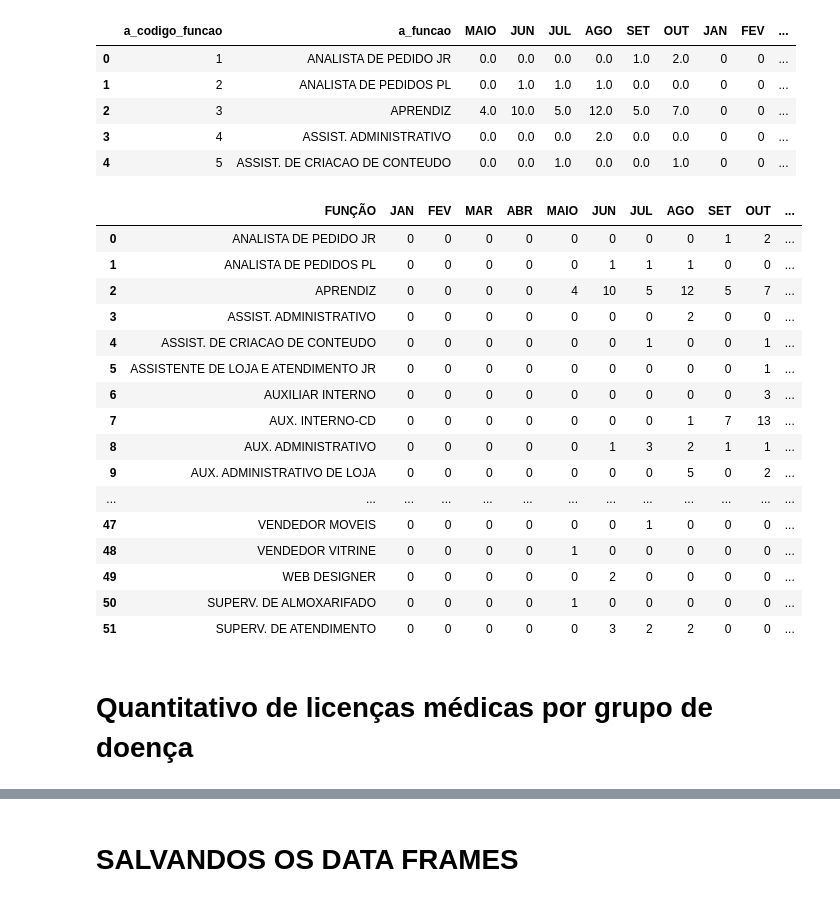
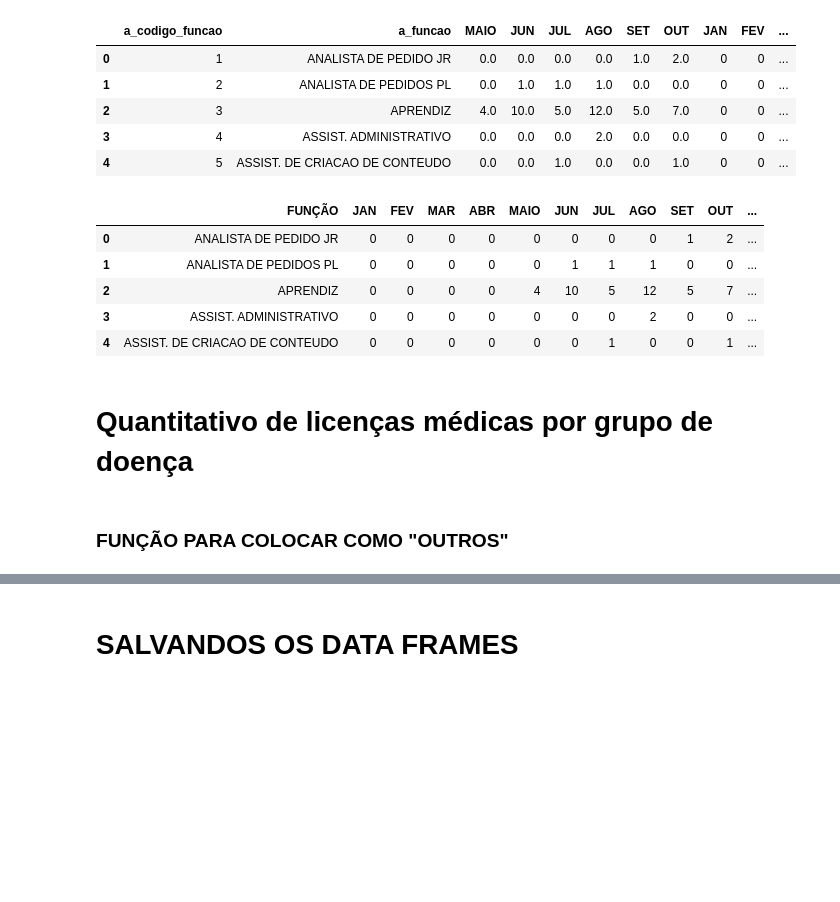
Before and after one commit to pamelaotero/servico_medico, a Jupyter notebook: servico_medico.ipynb, the cells around one changed output, grey strips where cells are left out. Cells and saved outputs as stored; diff of their text form; code cells hidden in the pictures; blank space fills up the shorter version.

```diff
--- a/servico_medico.ipynb
+++ b/servico_medico.ipynb
@@ -832,24 +832,13 @@ df_dicionario_funcoes['OUT'] = df_dicionario_funcoes['OUT'].astype(int)
 df_dicionario_funcoes['NOV'] = df_dicionario_funcoes['NOV'].astype(int)
 df_dicionario_funcoes['DEZ'] = df_dicionario_funcoes['DEZ'].astype(int)
 # %%
-df_dicionario_funcoes
+df_dicionario_funcoes.head()
 # %% [output]
 |  | FUNÇÃO | JAN | FEV | MAR | ABR | MAIO | JUN | JUL | AGO | SET | OUT | ... |
 | 0 | ANALISTA DE PEDIDO JR | 0 | 0 | 0 | 0 | 0 | 0 | 0 | 0 | 1 | 2 | ... |
 | 1 | ANALISTA DE PEDIDOS PL | 0 | 0 | 0 | 0 | 0 | 1 | 1 | 1 | 0 | 0 | ... |
 | 2 | APRENDIZ | 0 | 0 | 0 | 0 | 4 | 10 | 5 | 12 | 5 | 7 | ... |
 | 3 | ASSIST. ADMINISTRATIVO | 0 | 0 | 0 | 0 | 0 | 0 | 0 | 2 | 0 | 0 | ... |
 | 4 | ASSIST. DE CRIACAO DE CONTEUDO | 0 | 0 | 0 | 0 | 0 | 0 | 1 | 0 | 0 | 1 | ... |
-| 5 | ASSISTENTE DE LOJA E ATENDIMENTO JR | 0 | 0 | 0 | 0 | 0 | 0 | 0 | 0 | 0 | 1 | ... |
-| 6 | AUXILIAR INTERNO | 0 | 0 | 0 | 0 | 0 | 0 | 0 | 0 | 0 | 3 | ... |
-| 7 | AUX. INTERNO-CD | 0 | 0 | 0 | 0 | 0 | 0 | 0 | 1 | 7 | 13 | ... |
-| 8 | AUX. ADMINISTRATIVO | 0 | 0 | 0 | 0 | 0 | 1 | 3 | 2 | 1 | 1 | ... |
-| 9 | AUX. ADMINISTRATIVO DE LOJA | 0 | 0 | 0 | 0 | 0 | 0 | 0 | 5 | 0 | 2 | ... |
-| ... | ... | ... | ... | ... | ... | ... | ... | ... | ... | ... | ... | ... |
-| 47 | VENDEDOR MOVEIS | 0 | 0 | 0 | 0 | 0 | 0 | 1 | 0 | 0 | 0 | ... |
-| 48 | VENDEDOR VITRINE | 0 | 0 | 0 | 0 | 1 | 0 | 0 | 0 | 0 | 0 | ... |
-| 49 | WEB DESIGNER | 0 | 0 | 0 | 0 | 0 | 2 | 0 | 0 | 0 | 0 | ... |
-| 50 | SUPERV. DE ALMOXARIFADO | 0 | 0 | 0 | 0 | 1 | 0 | 0 | 0 | 0 | 0 | ... |
-| 51 | SUPERV. DE ATENDIMENTO | 0 | 0 | 0 | 0 | 0 | 3 | 2 | 2 | 0 | 0 | ... |
 # %% [markdown]
 # Quantitativo de licenças médicas por grupo de doença
@@ -856 +847,3 @@ df_dicionario_funcoes
+# %% [markdown]
+### FUNÇÃO PARA COLOCAR COMO "OUTROS"
 # %%
```
Also changed, not shown: parts of 19 cells of this notebook.
